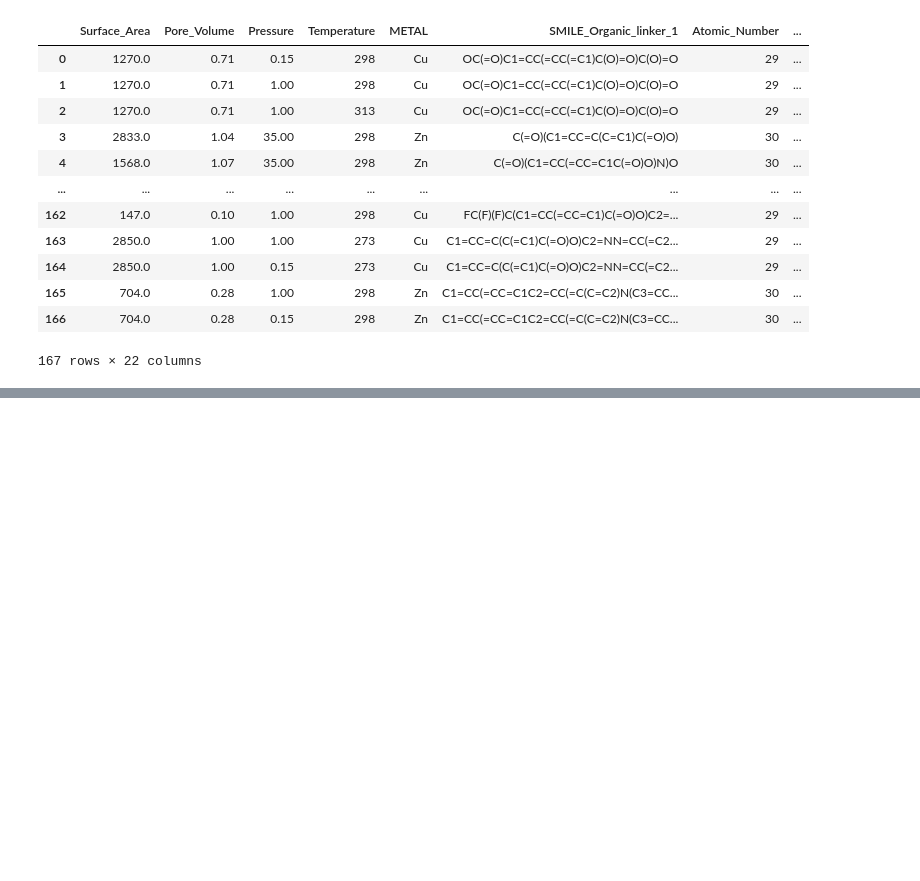
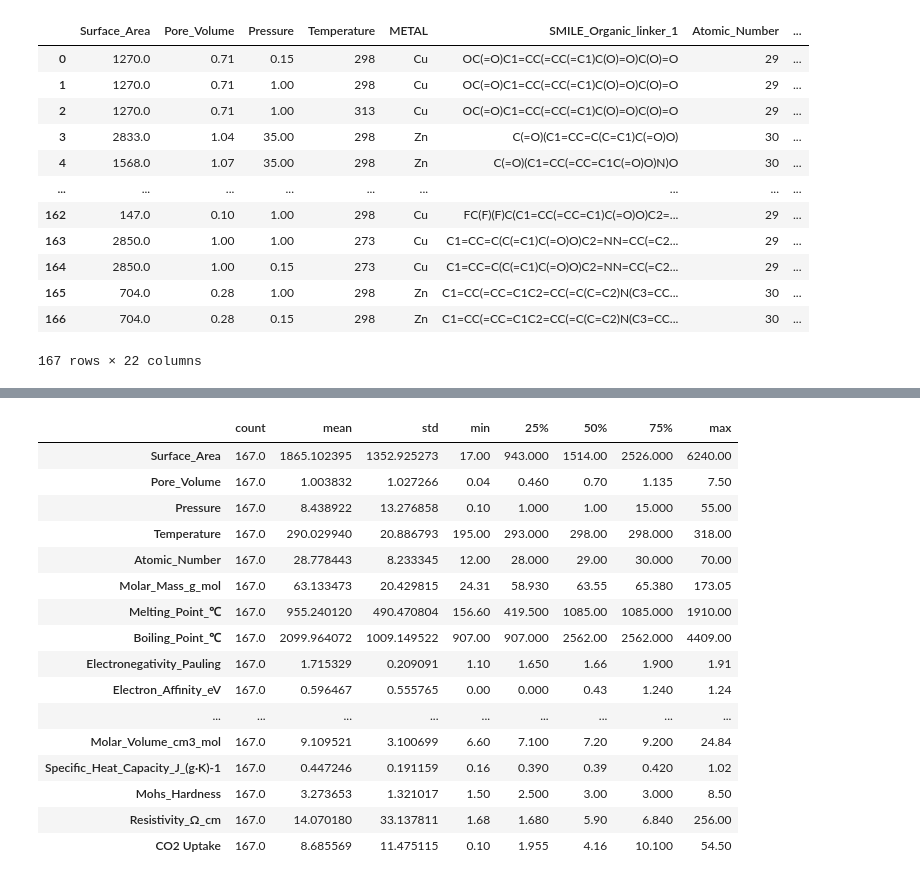
Before and after one commit to huliyao1115/Hello-world, a Jupyter notebook: Wrong SMILES Delete.ipynb, the cells around one changed output, grey strips where cells are left out. Saved outputs shown, nothing was run; the diff lists cells and outputs as text; code cells hidden in the pictures; blank space fills up the shorter version.

```diff
--- a/Wrong SMILES Delete.ipynb
+++ b/Wrong SMILES Delete.ipynb
@@ -44,0 +92,20 @@ df
+# %%
+df.describe().T
+# %% [output]
+|  | count | mean | std | min | 25% | 50% | 75% | max |
+| Surface_Area | 167.0 | 1865.102395 | 1352.925273 | 17.00 | 943.000 | 1514.00 | 2526.000 | 6240.00 |
+| Pore_Volume | 167.0 | 1.003832 | 1.027266 | 0.04 | 0.460 | 0.70 | 1.135 | 7.50 |
+| Pressure | 167.0 | 8.438922 | 13.276858 | 0.10 | 1.000 | 1.00 | 15.000 | 55.00 |
+| Temperature | 167.0 | 290.029940 | 20.886793 | 195.00 | 293.000 | 298.00 | 298.000 | 318.00 |
+| Atomic_Number | 167.0 | 28.778443 | 8.233345 | 12.00 | 28.000 | 29.00 | 30.000 | 70.00 |
+| Molar_Mass_g_mol | 167.0 | 63.133473 | 20.429815 | 24.31 | 58.930 | 63.55 | 65.380 | 173.05 |
+| Melting_Point_℃ | 167.0 | 955.240120 | 490.470804 | 156.60 | 419.500 | 1085.00 | 1085.000 | 1910.00 |
+| Boiling_Point_℃ | 167.0 | 2099.964072 | 1009.149522 | 907.00 | 907.000 | 2562.00 | 2562.000 | 4409.00 |
+| Electronegativity_Pauling | 167.0 | 1.715329 | 0.209091 | 1.10 | 1.650 | 1.66 | 1.900 | 1.91 |
+| Electron_Affinity_eV | 167.0 | 0.596467 | 0.555765 | 0.00 | 0.000 | 0.43 | 1.240 | 1.24 |
+| ... | ... | ... | ... | ... | ... | ... | ... | ... |
+| Molar_Volume_cm3_mol | 167.0 | 9.109521 | 3.100699 | 6.60 | 7.100 | 7.20 | 9.200 | 24.84 |
+| Specific_Heat_Capacity_J_(g·K)-1 | 167.0 | 0.447246 | 0.191159 | 0.16 | 0.390 | 0.39 | 0.420 | 1.02 |
+| Mohs_Hardness | 167.0 | 3.273653 | 1.321017 | 1.50 | 2.500 | 3.00 | 3.000 | 8.50 |
+| Resistivity_Ω_cm | 167.0 | 14.070180 | 33.137811 | 1.68 | 1.680 | 5.90 | 6.840 | 256.00 |
+| CO2 Uptake | 167.0 | 8.685569 | 11.475115 | 0.10 | 1.955 | 4.16 | 10.100 | 54.50 |
```
Also changed, not shown: parts of 3 cells of this notebook.
